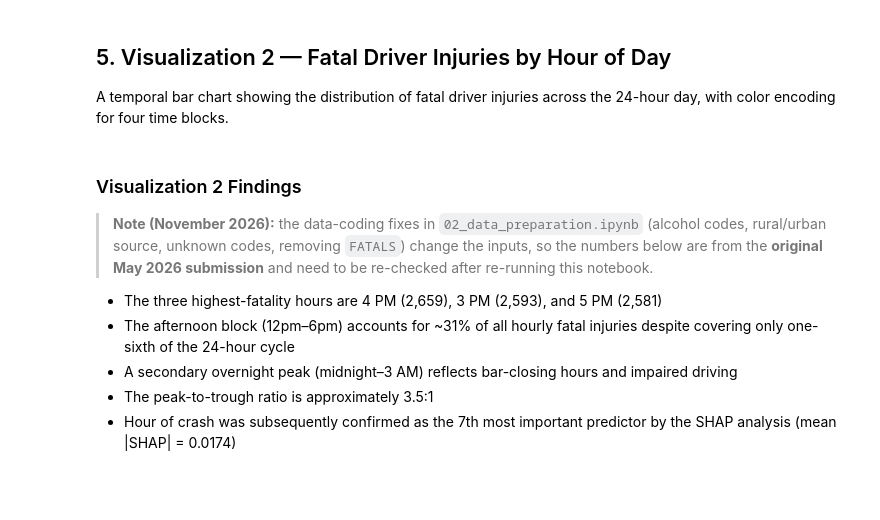
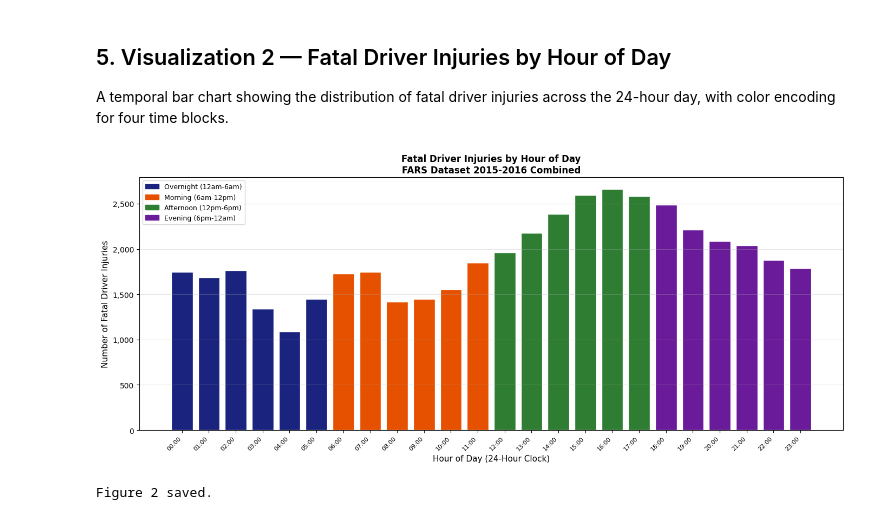
Before and after one commit to cstolpe43/traffic-fatality-prediction, a Jupyter notebook: notebooks/03_visualization.ipynb, the cells around one changed output. Drawn from its saved outputs; the diff is of its cells as text; code cells hidden in the pictures; blank space fills up the shorter version.

```diff
--- a/notebooks/03_visualization.ipynb
+++ b/notebooks/03_visualization.ipynb
@@ -126,14 +141,14 @@ print('Figure 1 saved.')
 
 A temporal bar chart showing the distribution of fatal driver injuries across the 24-hour day, with color encoding for four time blocks.
 # %%
-# Filter to fatal records with known hour
+# Filter to fatal records with a known (not imputed) hour
 fatal_df = df_all[
     (df_all['INJ_SEV_BINARY'] == 1) &
-    (df_all['HOUR'].notna()) &
-    (df_all['HOUR'] < 24)
+    (df_all['HOUR_RAW'].notna()) &
+    (df_all['HOUR_RAW'] < 24)
 ].copy()
 
-fatal_df['HOUR'] = fatal_df['HOUR'].astype(int)
+fatal_df['HOUR'] = fatal_df['HOUR_RAW'].astype(int)
 hourly_counts = fatal_df.groupby('HOUR').size().reindex(range(24), fill_value=0)
 
 # Time block color mapping
@@ -143,40 +158,33 @@ def hour_color(h):
     elif 12 <= h < 18: return '#2e7d32'  # Afternoon — green
     else:              return '#6a1b9a'  # Evening   — purple
 
 colors = [hour_color(h) for h in range(24)]
 labels = [f'{h:02d}:00' for h in range(24)]
 
 fig, ax = plt.subplots(figsize=(14, 6))
 ax.bar(range(24), hourly_counts.values, color=colors, edgecolor='white', width=0.8)
 
 ax.set_xticks(range(24))
 ax.set_xticklabels(labels, rotation=45, ha='right', fontsize=8)
 ax.set_xlabel('Hour of Day (24-Hour Clock)', fontsize=11)
 ax.set_ylabel('Number of Fatal Driver Injuries', fontsize=11)
 ax.set_title('Fatal Driver Injuries by Hour of Day\nFARS Dataset 2015-2016 Combined',
              fontsize=12, fontweight='bold')
 ax.yaxis.set_major_formatter(plt.FuncFormatter(lambda x, _: f'{int(x):,}'))
 ax.grid(axis='y', alpha=0.3)
 
 legend_patches = [
     mpatches.Patch(color='#1a237e', label='Overnight (12am-6am)'),
     mpatches.Patch(color='#e65100', label='Morning (6am-12pm)'),
     mpatches.Patch(color='#2e7d32', label='Afternoon (12pm-6pm)'),
     mpatches.Patch(color='#6a1b9a', label='Evening (6pm-12am)')
 ]
 ax.legend(handles=legend_patches, loc='upper left', fontsize=9)
 
 plt.tight_layout()
 plt.savefig('../outputs/figures/fatalities_by_hour.png', dpi=150, bbox_inches='tight')
 plt.show()
 print('Figure 2 saved.')
+# %% [output]
+[figure, added]
+Figure 2 saved.
-# %% [markdown]
-### Visualization 2 Findings
-
-> **Note (November 2026):** the data-coding fixes in `02_data_preparation.ipynb` (alcohol codes, rural/urban source, unknown codes, removing `FATALS`) change the inputs, so the numbers below are from the **original May 2026 submission** and need to be re-checked after re-running this notebook.
-
-- The three highest-fatality hours are 4 PM (2,659), 3 PM (2,593), and 5 PM (2,581)
-- The afternoon block (12pm–6pm) accounts for ~31% of all hourly fatal injuries despite covering only one-sixth of the 24-hour cycle
-- A secondary overnight peak (midnight–3 AM) reflects bar-closing hours and impaired driving
-- The peak-to-trough ratio is approximately 3.5:1
-- Hour of crash was subsequently confirmed as the 7th most important predictor by the SHAP analysis (mean |SHAP| = 0.0174)
```
Also changed, not shown: parts of 9 cells of this notebook, 5 other files.
